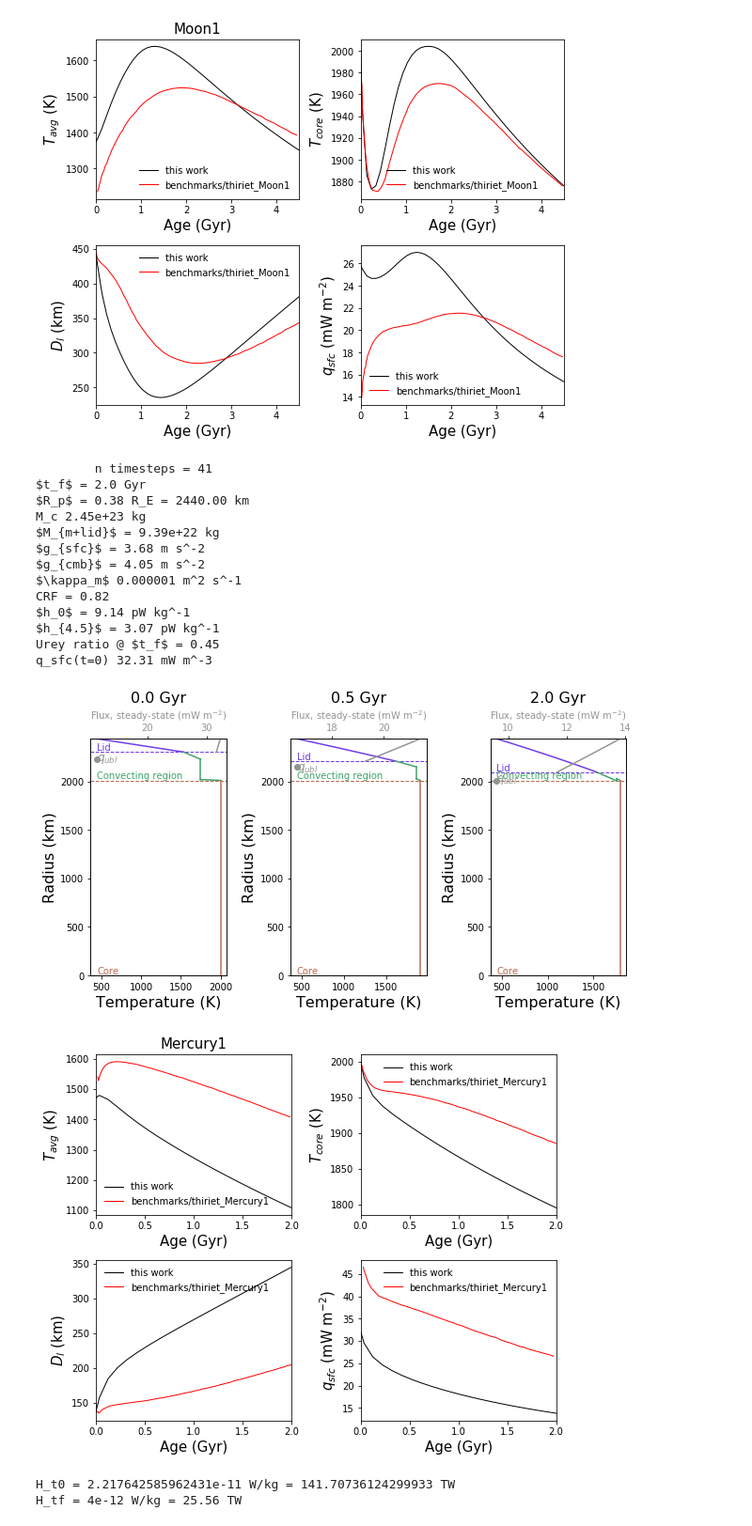
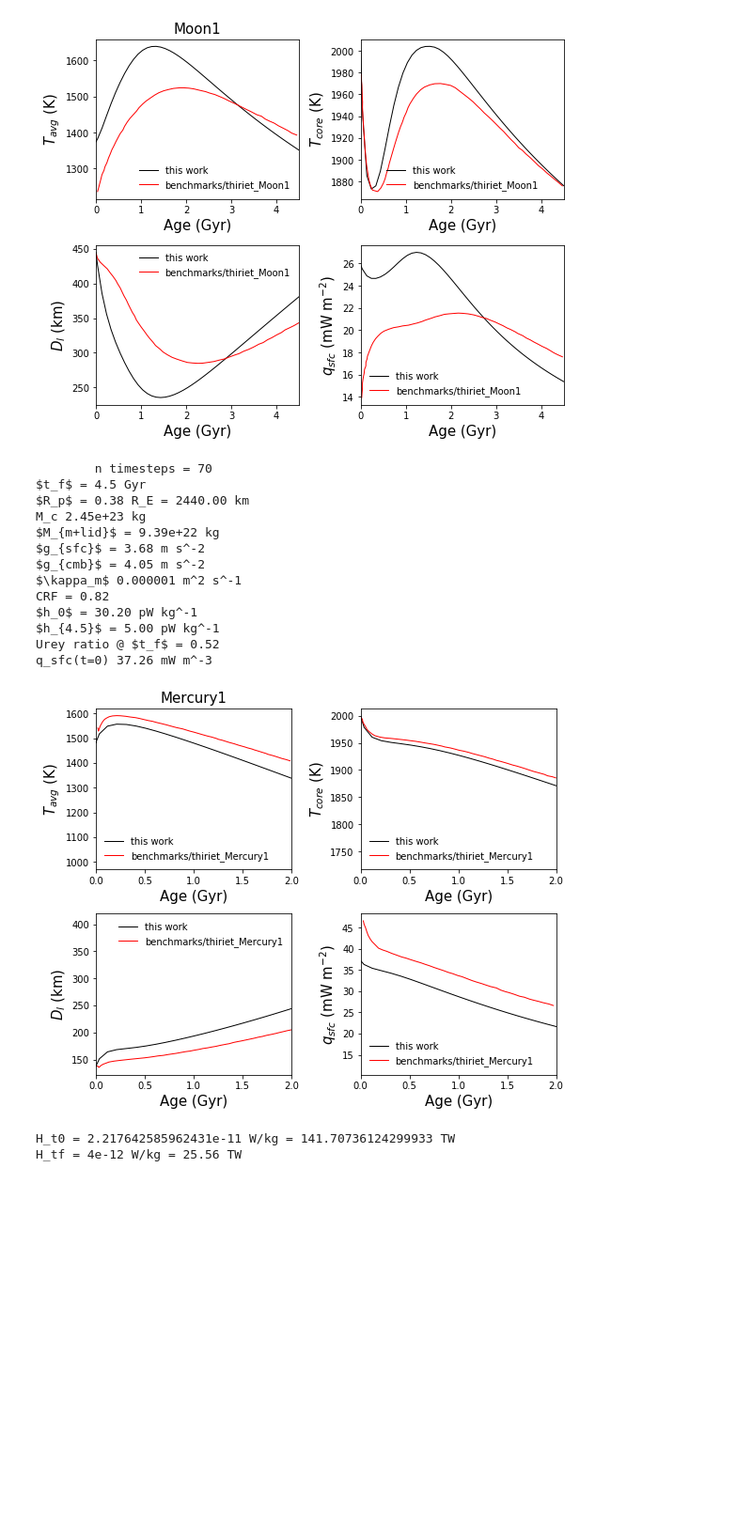
Before and after one commit to clairesworld/exo-top, a Jupyter notebook: thermal_evolution_3layer.ipynb, the cells around one changed output. Shown at 94% size. Cells and saved outputs as stored; diff of their text form; code cells hidden in the pictures; blank space fills up the shorter version.

Commit message:
fixed mercury heating

```diff
--- a/thermal_evolution_3layer.ipynb
+++ b/thermal_evolution_3layer.ipynb
@@ -439,7 +440,7 @@ def outputs(t=None, T_m=None, T_c=None, D_l=None, T_s=None, M_m=None, M_c=None,
 # %%
 ###### PLOTTING ######
 
-def plot_output(f, names, ncols=6, title=None, plots_save=False, verbose=True, ident=None,
+def plot_output(f, names, ncols=6, tspan=None, title=None, plots_save=False, verbose=True, ident=None,
                 compare_dir=None, fig_path='figs/', labelsize=15, legsize=16, lw=1, ls='-', **kwargs):
     if ident is None:
         ident = '%.2f'%(kwargs['M_p']/M_E)+' M$_E$, CMF='+'%.1f'%(kwargs['CMF']) # run id
@@ -490,7 +491,10 @@ def plot_output(f, names, ncols=6, title=None, plots_save=False, verbose=True, i
             except IOError:
                 #print('file', str(compare_dir+'/'+par+'.csv'), 'not found')
                 pass
-        ax.set_xlim(0, f.t[-1]*1e-9/years2sec)
+        if tspan is None:
+            ax.set_xlim(0, f.t[-1]*1e-9/years2sec)
+        else:
+            ax.set_xlim(tspan)
 
     while n < ncols*nrows:
         fig.delaxes(axes.flatten()[n])
@@ -539,7 +543,8 @@ def snaps(f, plot_snapshots=None, fig_path=None, plots_save=False, ident=None, *
     except:
         n_col = 1
     fig2, axes2 = plt.subplots(1,n_col,figsize=(3*n_col,5))
-    for iax, ii in enumerate(plot_snapshots):
+    for iax, t in enumerate(plot_snapshots): # t is the time value u want nearest
+        ii = min(enumerate(f.t), key=lambda x: abs(t - x[1]*sec2Gyr))[0]
         plot_structure(ax=axes2[iax], t=f.t[ii], T_m=T_m[ii], T_c=T_c[ii], R_l=R_l[ii],
                        T_l=T_l[ii], h_rad_m=h_rad_m[ii],
                        d_lbl = TBL_c[ii], d_ubl = TBL_u[ii], q_ubl = q_ubl[ii],
@@ -895,7 +904,7 @@ k_m = 4
 k_lm = 4
 alpha_m = 2.5e-5
 T_s = 440
-t_f = 2
+t_f = 4.5
 # viscosity
 Ea = 300e3
 eta_0 = 1e21
@@ -914,43 +923,42 @@ names = {'T_avg':'$T_{avg}$ (K)', 'T_c':'$T_{core}$ (K)',
          'D_l':'$D_l$ (km)', 'q_sfc':'$q_{sfc}$ (mW m$^{-2}$)',
          'q_core':'$q_{core}$ (mW m$^{-2}$)',
          #'urey':'Urey ratio', 'q_ubl':'$q_{ubl}$ (mW m$^{-2}$)'
         }
 ident='Mercury1'
 
 kwargs = dict(Alb=Alb, rho_m=rho_m, H_0=H_0, c_n=c_n, p_n=p_n, lambda_n=lambda_n,
                  L=L*L_sun, Ra_crit_u=Ra_crit, adiabats=0, R_p0=R_p0, R_c0=R_c0,
                  alpha_m=alpha_m, k_m=k_m, CMF=None, rho_c=rho_c, rho_lith=rho_lith, visc_type='Thi',
                  c_m=c_m, #<----??? TODO: check if you need constant volume c_p
                  c_c=c_c, k_lm=k_lm, beta_u=beta_u, beta_c=beta_c, a_rh=a_rh,
                  Ea=Ea, eta_0=eta_0, T_ref=T_ref, T_s=T_s, M_p=M_p*M_E, a=a*AU2m,
                  T_m0=T_m0, T_c0=T_c0, D_l0 = D_l0, t0=0, tf=t_f*1e9*years2sec)
 
 f_Mercury1 = solve(**kwargs)
 
 save=True
-snaps(f_Mercury1, plot_snapshots=[0, 25, -1], fig_path=fig_path, plots_save=save, ident=ident, **kwargs)
-plot_output(f_Mercury1, names, ncols=2, plots_save=save, fig_path=fig_path,
+# snaps(f_Mercury1, plot_snapshots=[0, 25, -1], fig_path=fig_path, plots_save=save, ident=ident, **kwargs)
+plot_output(f_Mercury1, names, tspan=(0, 2), ncols=2, plots_save=save, fig_path=fig_path,
             compare_dir='benchmarks/thiriet_Mercury1', ident=ident, **kwargs)
 # plot_qsfc_error(f_Mercury1, compare_dir='benchmarks/thiriet_Mercury1', fig_path=fig_path, plots_save=save,
 #                 ident=ident, **kwargs)
 
 # expect q_sfc to be off by 4.5 mW m^-3 average
 # %% [output]
-        n timesteps = 41
-$t_f$ = 2.0 Gyr
+        n timesteps = 70
+$t_f$ = 4.5 Gyr
 $R_p$ = 0.38 R_E = 2440.00 km
 M_c 2.45e+23 kg
 $M_{m+lid}$ = 9.39e+22 kg
 $g_{sfc}$ = 3.68 m s^-2
 $g_{cmb}$ = 4.05 m s^-2
 $\kappa_m$ 0.000001 m^2 s^-1
 CRF = 0.82
-$h_0$ = 9.14 pW kg^-1
-$h_{4.5}$ = 3.07 pW kg^-1
-Urey ratio @ $t_f$ = 0.45
-q_sfc(t=0) 32.31 mW m^-3
+$h_0$ = 30.20 pW kg^-1
+$h_{4.5}$ = 5.00 pW kg^-1
+Urey ratio @ $t_f$ = 0.52
+q_sfc(t=0) 37.26 mW m^-3
-[figure, old version]
+[figure, new version]
-[figure, removed]
 # %%
 ###### reproduce Nimmo & McKenzie 1997
 
```
Also changed, not shown: parts of 2 cells of this notebook.
